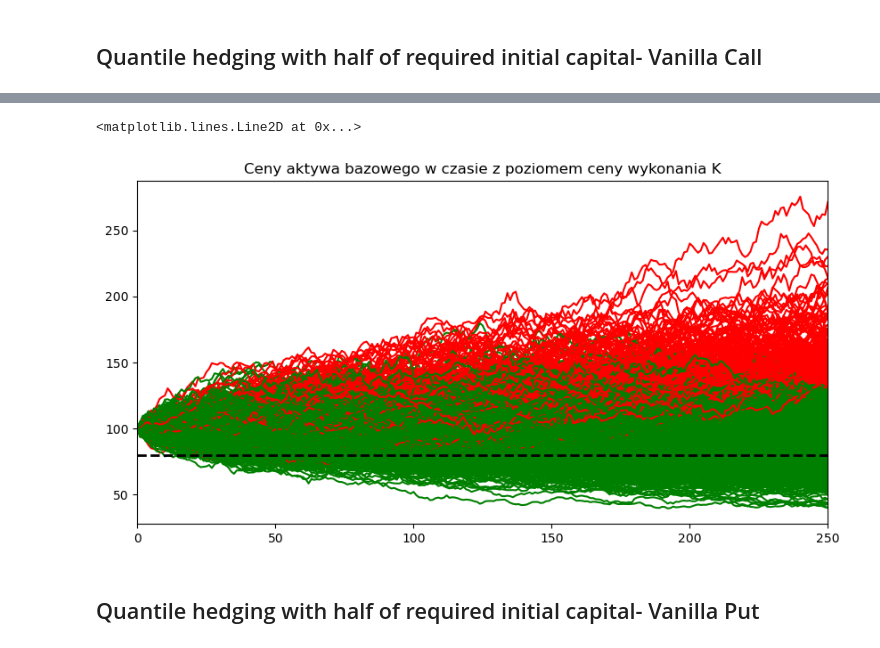
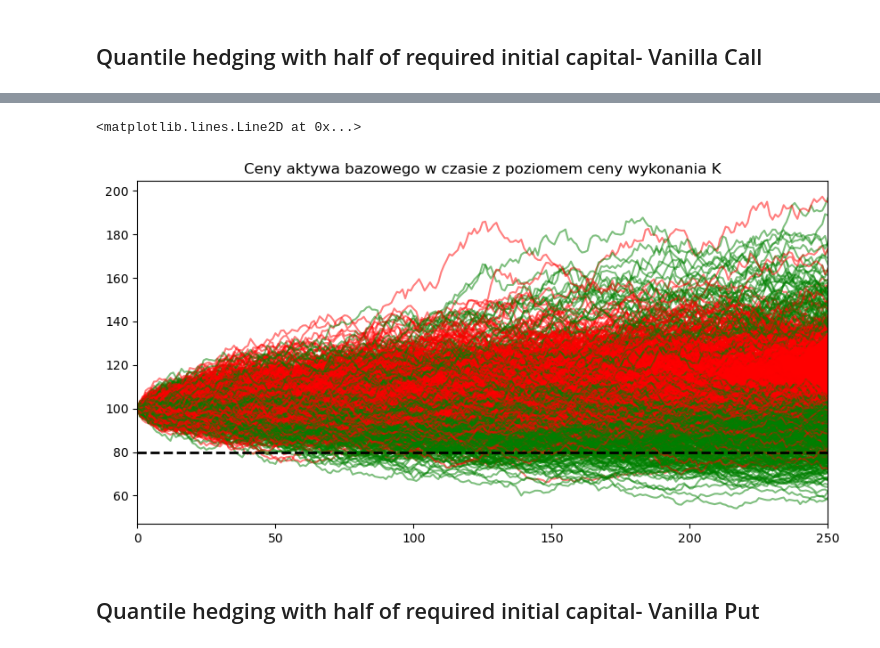
Before and after one commit to michalsn13/Quantile-Hedging, a Jupyter notebook: main_analytical.ipynb, the cells around one changed output, grey strips where cells are left out. Cells and saved outputs as stored; diff of their text form; code cells hidden in the pictures.

```diff
--- a/main_analytical.ipynb
+++ b/main_analytical.ipynb
@@ -21,7 +22,7 @@ repeat = 1000
 # %%
 K = 80
 # %%
-underlying = Underlying(mu, sigma, r, 250)
+underlying = Underlying(mu, sigma, r, values_per_year)
 # %%
 _, reality = underlying.simulate_P(repeat, T)
 # %%
@@ -61,7 +62,7 @@ Text(0.5, 1.0, 'Ostateczny stan portfela po potencjalnym wypłaceniu payoffu\n m
 # %%
 K = 120
 # %%
-underlying = Underlying(mu, sigma, r, 250)
+underlying = Underlying(mu, sigma, r, values_per_year)
 # %%
 _, reality = underlying.simulate_P(repeat, T)
 # %%
@@ -101,7 +102,7 @@ Text(0.5, 1.0, 'Ostateczny stan portfela po potencjalnym wypłaceniu payoffu\n m
 # %%
 K = 80
 # %%
-underlying = Underlying(mu, sigma, r, 250)
+underlying = Underlying(mu, sigma, r, values_per_year)
 # %%
 _, reality = underlying.simulate_P(repeat, T)
 # %%
@@ -137,6 +138,6 @@ Text(0.5, 1.0, 'Ostateczny stan portfela po potencjalnym wypłaceniu payoffu\n m
 # %%
 money_time_call_outcome = money_time_call.copy()
-money_time_call_outcome['outcome'] = money_time_call.apply(lambda row: 'success' if row.iloc[-1] >= - 0.5 * V0 else 'fail', axis = 1)
+money_time_call_outcome['outcome'] = money_time_call.apply(lambda row: 'success' if row.iloc[-1] >= - 0.05 * V0 else 'fail', axis = 1)
 plt.figure(figsize = (10, 5))
 sb.histplot(x = money_time_call_outcome[underlying.values_per_year * T], bins = 50, hue = money_time_call_outcome['outcome'], legend = True, stat = 'density').set_title(f'Ostateczny stan portfela- wszystkie symulacje')
 # %% [output]
@@ -161,11 +162,11 @@ Text(0.5, 1.0, 'Ostateczny payoff opcji- wszystkie symulacje')
 # %%
 fig, axs = plt.subplots(1, 1, figsize = (10, 5))
-(X0*reality).T.plot.line(ax = axs, legend = False, color = money_time_call_outcome.apply(lambda row: 'green' if row['outcome'] == 'success' else 'red', axis = 1), title = 'Ceny aktywa bazowego w czasie z poziomem ceny wykonania K')
-axs.set_xlim([0,250])
+(X0*reality).T.plot.line(ax = axs, alpha = 0.5, legend = False, color = money_time_call_outcome.apply(lambda row: 'green' if row['outcome'] == 'success' else 'red', axis = 1), title = 'Ceny aktywa bazowego w czasie z poziomem ceny wykonania K')
+axs.set_xlim([0,values_per_year])
 axs.axhline(y=K, xmin=0, xmax=249, color='black', linestyle='--', lw=2)
 # %% [output]
 <matplotlib.lines.Line2D at 0x...>
-[figure, old version]
+[figure, new version]
 # %% [markdown]
 ## Quantile hedging with half of required initial capital- Vanilla Put
 # %%
```
Also changed, not shown: parts of 32 cells of this notebook, 3 other files.
